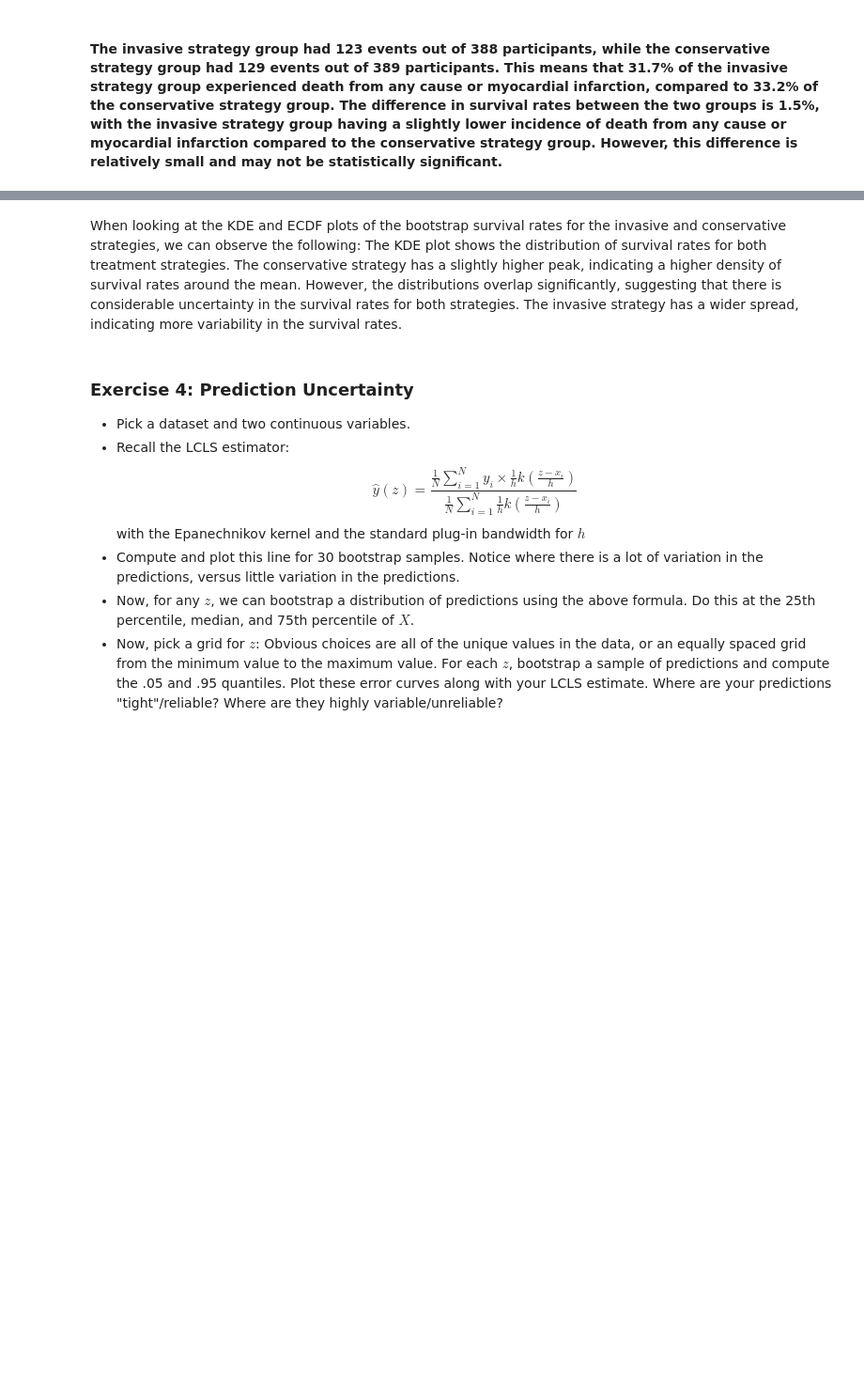
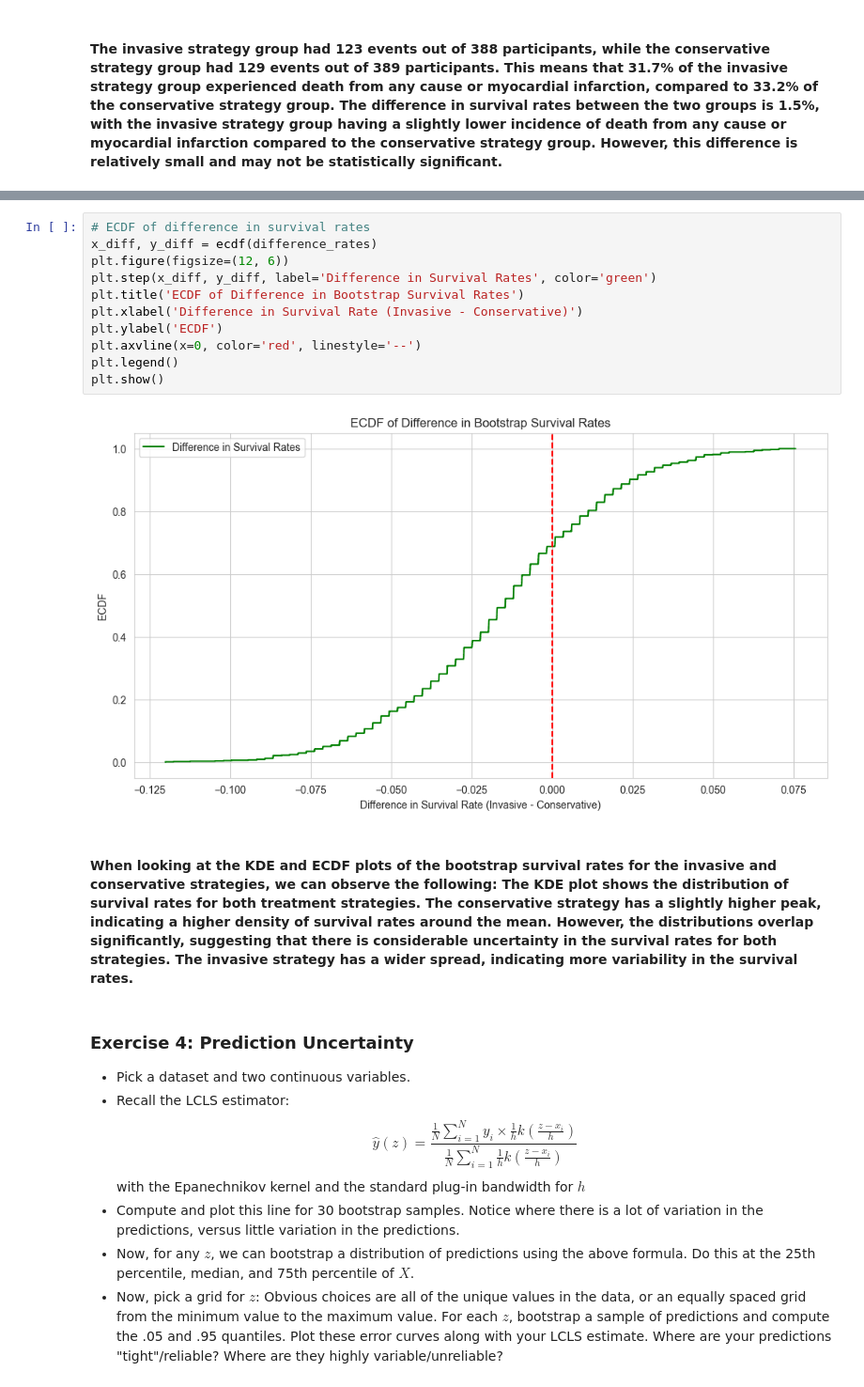
Before and after one commit to witthm8080/github_branching, a Jupyter notebook: assignment_4.ipynb, the cells around one changed output, grey strips where cells are left out. Shown at 94% size. Drawn from its saved outputs; the diff is of its cells as text; blank space fills up the shorter version.

```diff
--- a/assignment_4.ipynb
+++ b/assignment_4.ipynb
@@ -265,5 +278,18 @@ plt.show()
+# %%
+# ECDF of difference in survival rates
+x_diff, y_diff = ecdf(difference_rates)
+plt.figure(figsize=(12, 6))
+plt.step(x_diff, y_diff, label='Difference in Survival Rates', color='green')
+plt.title('ECDF of Difference in Bootstrap Survival Rates')
+plt.xlabel('Difference in Survival Rate (Invasive - Conservative)')
+plt.ylabel('ECDF')
+plt.axvline(x=0, color='red', linestyle='--')
+plt.legend()
+plt.show()
+# %% [output]
+[figure, added]
 # %% [markdown]
-When looking at the KDE and ECDF plots of the bootstrap survival rates for the invasive and conservative strategies, we can observe the following: The KDE plot shows the distribution of survival rates for both treatment strategies. The conservative strategy has a slightly higher peak, indicating a higher density of survival rates around the mean. However, the distributions overlap significantly, suggesting that there is considerable uncertainty in the survival rates for both strategies. The invasive strategy has a wider spread, indicating more variability in the survival rates.
+#### When looking at the KDE and ECDF plots of the bootstrap survival rates for the invasive and conservative strategies, we can observe the following: The KDE plot shows the distribution of survival rates for both treatment strategies. The conservative strategy has a slightly higher peak, indicating a higher density of survival rates around the mean. However, the distributions overlap significantly, suggesting that there is considerable uncertainty in the survival rates for both strategies. The invasive strategy has a wider spread, indicating more variability in the survival rates.
 # %% [markdown]
 ### Exercise 4: Prediction Uncertainty
 - Pick a dataset and two continuous variables.
```
Also changed, not shown: parts of 7 cells of this notebook.
